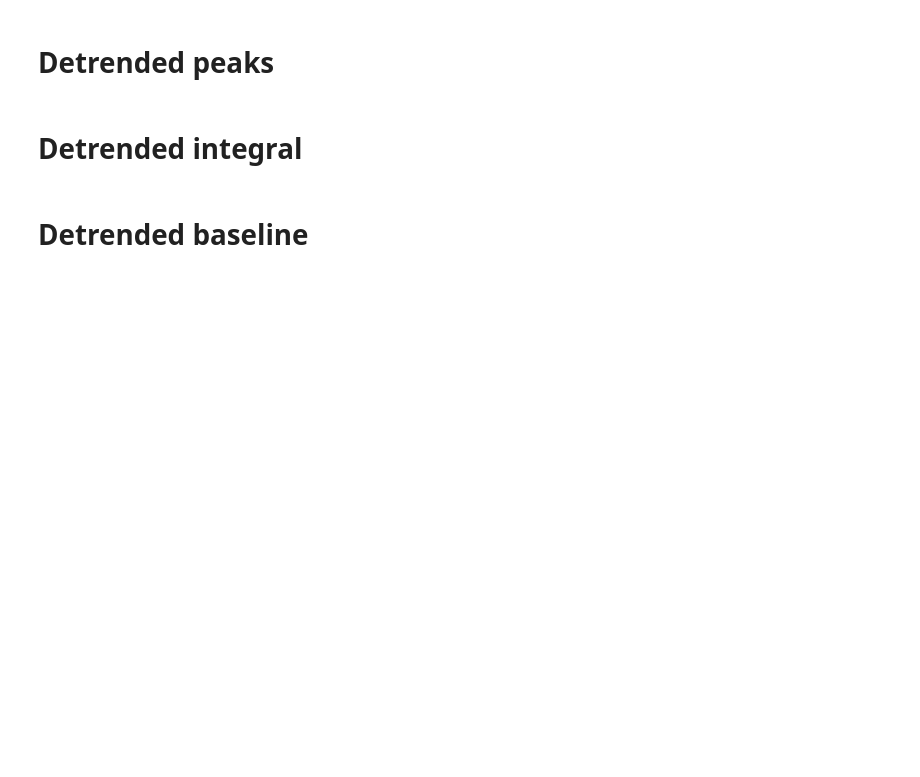
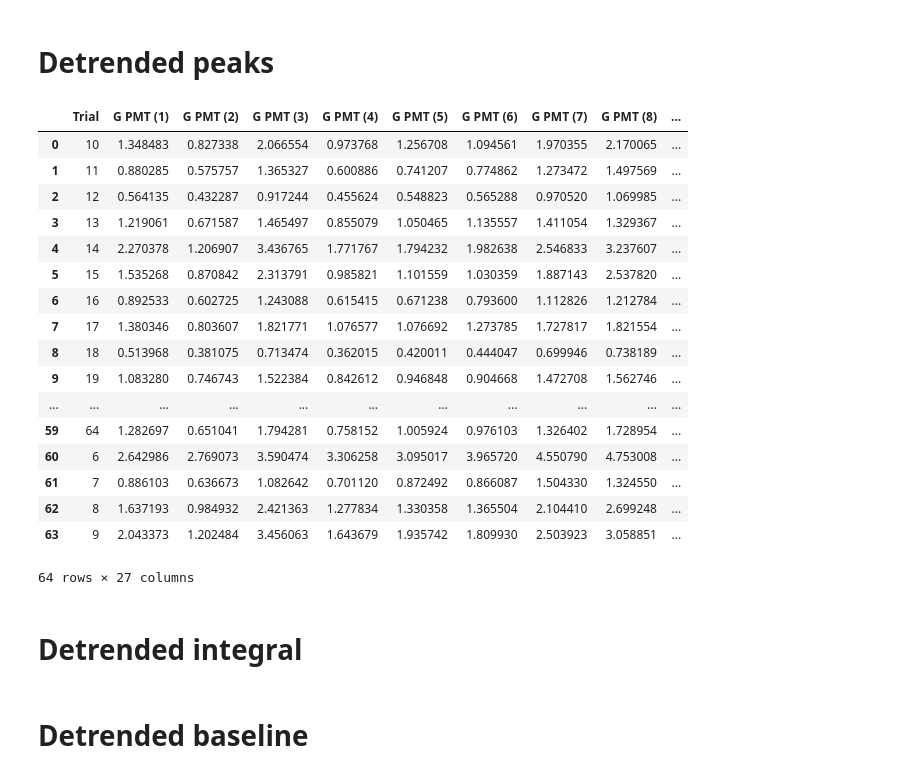
Before and after one commit to liu-annie/CaI, a Jupyter notebook: Detrended analysis.ipynb, the cells around one changed output. Drawn from its saved outputs; the diff is of its cells as text; code cells hidden in the pictures; blank space fills up the shorter version.

```diff
--- a/Detrended analysis.ipynb
+++ b/Detrended analysis.ipynb
@@ -56,3 +56,24 @@ peakdf.to_csv('%s_peaks.csv'%date,index=False)
+# %%
+peakdf
+# %% [output]
+|  | Trial | G PMT (1) | G PMT (2) | G PMT (3) | G PMT (4) | G PMT (5) | G PMT (6) | G PMT (7) | G PMT (8) | ... |
+| 0 | 10 | 1.348483 | 0.827338 | 2.066554 | 0.973768 | 1.256708 | 1.094561 | 1.970355 | 2.170065 | ... |
+| 1 | 11 | 0.880285 | 0.575757 | 1.365327 | 0.600886 | 0.741207 | 0.774862 | 1.273472 | 1.497569 | ... |
+| 2 | 12 | 0.564135 | 0.432287 | 0.917244 | 0.455624 | 0.548823 | 0.565288 | 0.970520 | 1.069985 | ... |
+| 3 | 13 | 1.219061 | 0.671587 | 1.465497 | 0.855079 | 1.050465 | 1.135557 | 1.411054 | 1.329367 | ... |
+| 4 | 14 | 2.270378 | 1.206907 | 3.436765 | 1.771767 | 1.794232 | 1.982638 | 2.546833 | 3.237607 | ... |
+| 5 | 15 | 1.535268 | 0.870842 | 2.313791 | 0.985821 | 1.101559 | 1.030359 | 1.887143 | 2.537820 | ... |
+| 6 | 16 | 0.892533 | 0.602725 | 1.243088 | 0.615415 | 0.671238 | 0.793600 | 1.112826 | 1.212784 | ... |
+| 7 | 17 | 1.380346 | 0.803607 | 1.821771 | 1.076577 | 1.076692 | 1.273785 | 1.727817 | 1.821554 | ... |
+| 8 | 18 | 0.513968 | 0.381075 | 0.713474 | 0.362015 | 0.420011 | 0.444047 | 0.699946 | 0.738189 | ... |
+| 9 | 19 | 1.083280 | 0.746743 | 1.522384 | 0.842612 | 0.946848 | 0.904668 | 1.472708 | 1.562746 | ... |
+| ... | ... | ... | ... | ... | ... | ... | ... | ... | ... | ... |
+| 59 | 64 | 1.282697 | 0.651041 | 1.794281 | 0.758152 | 1.005924 | 0.976103 | 1.326402 | 1.728954 | ... |
+| 60 | 6 | 2.642986 | 2.769073 | 3.590474 | 3.306258 | 3.095017 | 3.965720 | 4.550790 | 4.753008 | ... |
+| 61 | 7 | 0.886103 | 0.636673 | 1.082642 | 0.701120 | 0.872492 | 0.866087 | 1.504330 | 1.324550 | ... |
+| 62 | 8 | 1.637193 | 0.984932 | 2.421363 | 1.277834 | 1.330358 | 1.365504 | 2.104410 | 2.699248 | ... |
+| 63 | 9 | 2.043373 | 1.202484 | 3.456063 | 1.643679 | 1.935742 | 1.809930 | 2.503923 | 3.058851 | ... |
+64 rows × 27 columns
 # %%
 trials=pd.read_csv('C:\\Users\\Annie\\Documents\\Data\\Ca_Imaging\\Analysis\\Odor_Panel\\Odor_Trials.csv')
 filerow=trials.loc[trials['File']==date]
```
Also changed, not shown: parts of 8 cells of this notebook, 5 other files.
